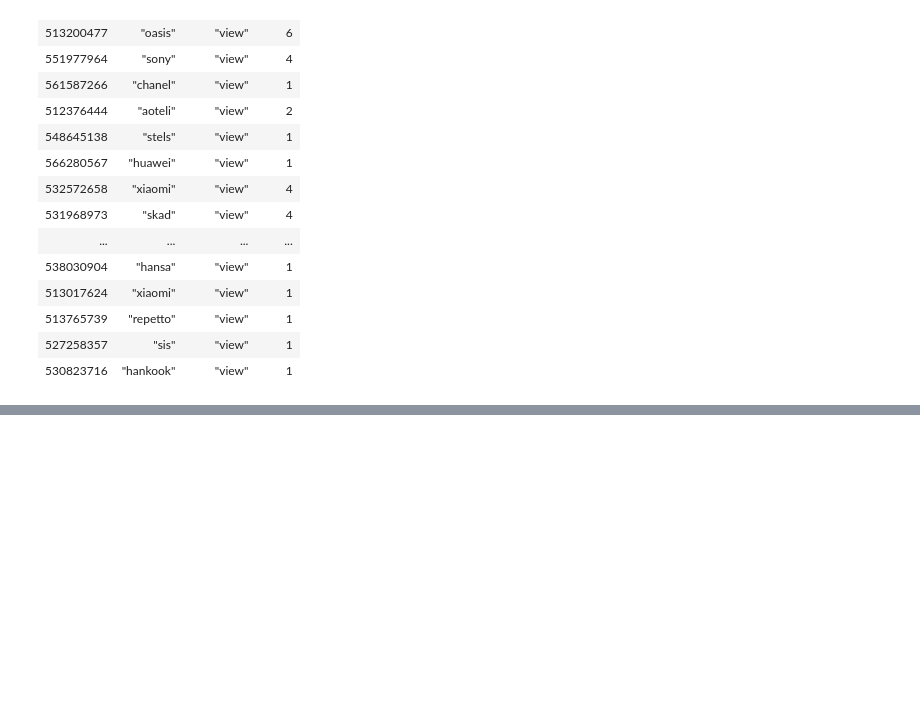
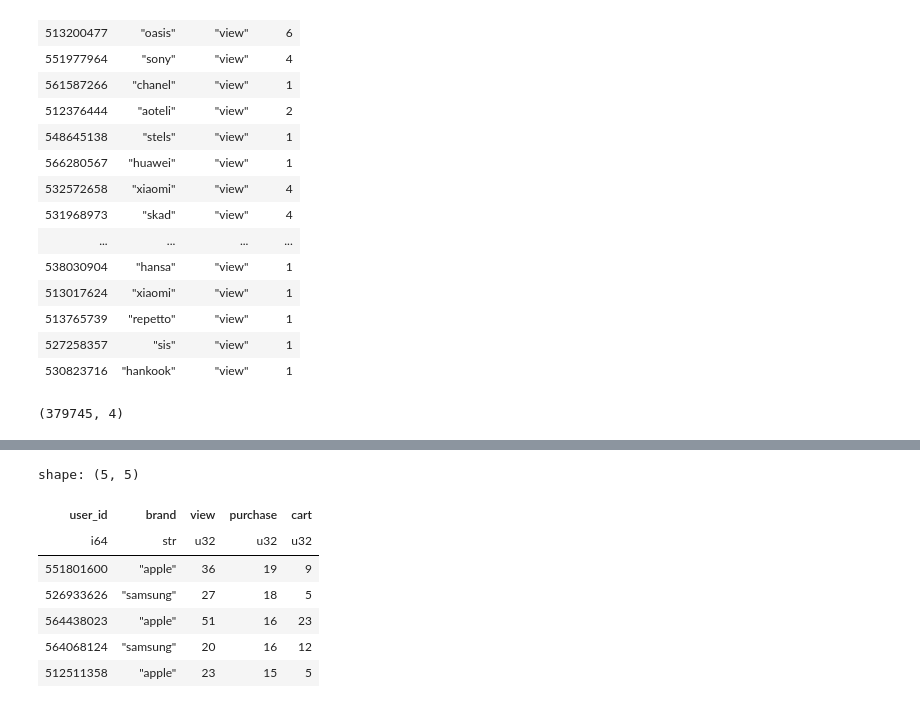
Before and after one commit to GiacomoMeloni/Exploring-polars, a Jupyter notebook: 3-group_by_ops.ipynb, the cells around one changed output, grey strips where cells are left out. Saved outputs shown, nothing was run; the diff lists cells and outputs as text; code cells hidden in the pictures; blank space fills up the shorter version.

Commit message:
Pivot on groupby with multiple columns

```diff
--- a/3-group_by_ops.ipynb
+++ b/3-group_by_ops.ipynb
@@ -277,3 +277,20 @@ shape: (379_745, 4)
 | 513765739 | "repetto" | "view" | 1 |
 | 527258357 | "sis" | "view" | 1 |
 | 530823716 | "hankook" | "view" | 1 |
+# %%
+df_user_brand_event.shape
+# %% [output]
+(379745, 4)
+# %%
+%%time
+
+# Pivot on multiple column groupby
+
+df_user_brand_event_pvt = df_user_brand_event.pivot(values="count",
+                          index=["user_id", "brand"],
+                          columns=["event_type"]).sort(
+    "purchase", descending=True
+)
+
+df_user_brand_event_pvt.head()
+# %% [output]
@@ -279,0 +299,8 @@ shape: (379_745, 4)
+shape: (5, 5)
+| user_id | brand | view | purchase | cart |
+| i64 | str | u32 | u32 | u32 |
+| 551801600 | "apple" | 36 | 19 | 9 |
+| 526933626 | "samsung" | 27 | 18 | 5 |
+| 564438023 | "apple" | 51 | 16 | 23 |
+| 564068124 | "samsung" | 20 | 16 | 12 |
+| 512511358 | "apple" | 23 | 15 | 5 |
```
Also changed, not shown: parts of 1 cell of this notebook.
